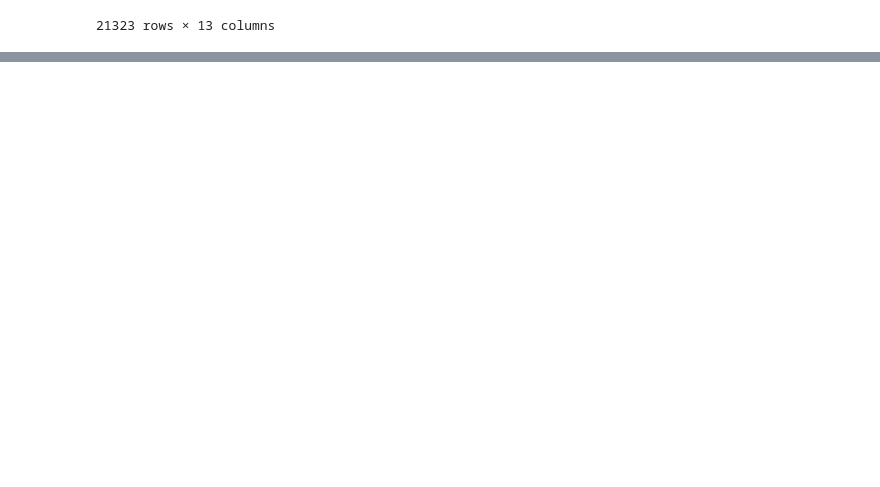
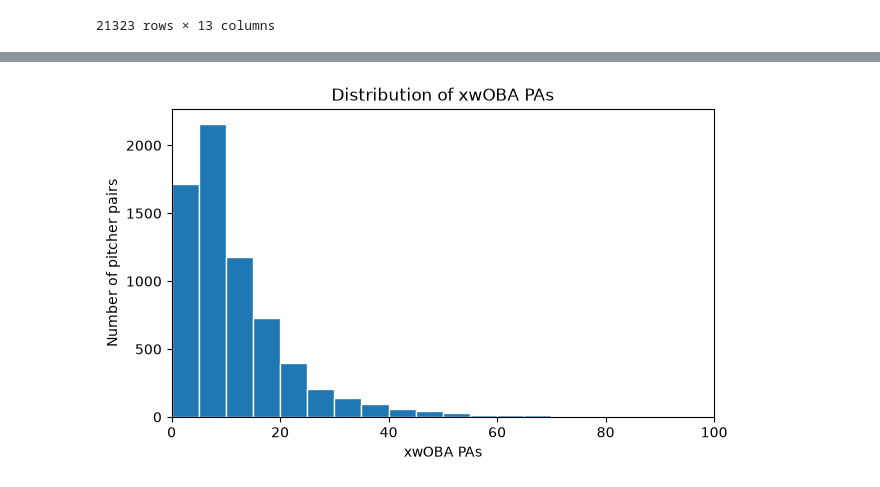
Before and after one commit to mrmellors/pitcher-sequencing, a Jupyter notebook: notebooks/data_prep.ipynb, the cells around one changed output, grey strips where cells are left out. Saved outputs shown, nothing was run; the diff lists cells and outputs as text; code cells hidden in the pictures; blank space fills up the shorter version.

```diff
--- a/notebooks/data_prep.ipynb
+++ b/notebooks/data_prep.ipynb
@@ -287,0 +387,8 @@ df[(df["game_pk"] == 813074) & (df["pitcher"] == 596133)]
+# %%
+# get the xwoba for the pitcher outside of this pair
+
+pitcher_pairs["other_xwoba"] = (
+    (pitcher_pairs["total_xwoba_sum"] - pitcher_pairs["xwoba_sum"])
+    /
+    (pitcher_pairs["total_xwoba_pa"] - pitcher_pairs["xwoba_pa"])
+)
@@ -287,0 +450,16 @@ df[(df["game_pk"] == 813074) & (df["pitcher"] == 596133)]
+# %%
+# dropping the rows for pitchers who were only starters
+# they will still be included as a previous pitcher,
+# but there is no interest in how the previous pitcher helped them
+# because there was none
+
+pure_starters = (
+    pitcher_pairs["previous_pitcher"].isna()
+    & (pitcher_pairs["xwoba_pa"] == pitcher_pairs["total_xwoba_pa"])
+)
+
+pitcher_pairs = pitcher_pairs.loc[~pure_starters].copy()
+
+pitcher_pairs["xwoba_diff"] = (
+    pitcher_pairs["pair_xwoba"] - pitcher_pairs["other_xwoba"]
+)
@@ -287,0 +502,20 @@ df[(df["game_pk"] == 813074) & (df["pitcher"] == 596133)]
+# %%
+import matplotlib.pyplot as plt
+import numpy as np
+
+plt.figure(figsize=(7, 4))
+
+plt.hist(
+    pitcher_pairs["xwoba_pa"].dropna(),
+    bins=np.arange(0, 105, 5),
+    edgecolor="white"
+)
+
+plt.xlabel("xwOBA PAs")
+plt.xlim(0, 100)
+plt.ylabel("Number of pitcher pairs")
+plt.title("Distribution of xwOBA PAs")
+
+plt.show()
+# %% [output]
+[figure, added]
```
Also changed, not shown: parts of 23 cells of this notebook.
